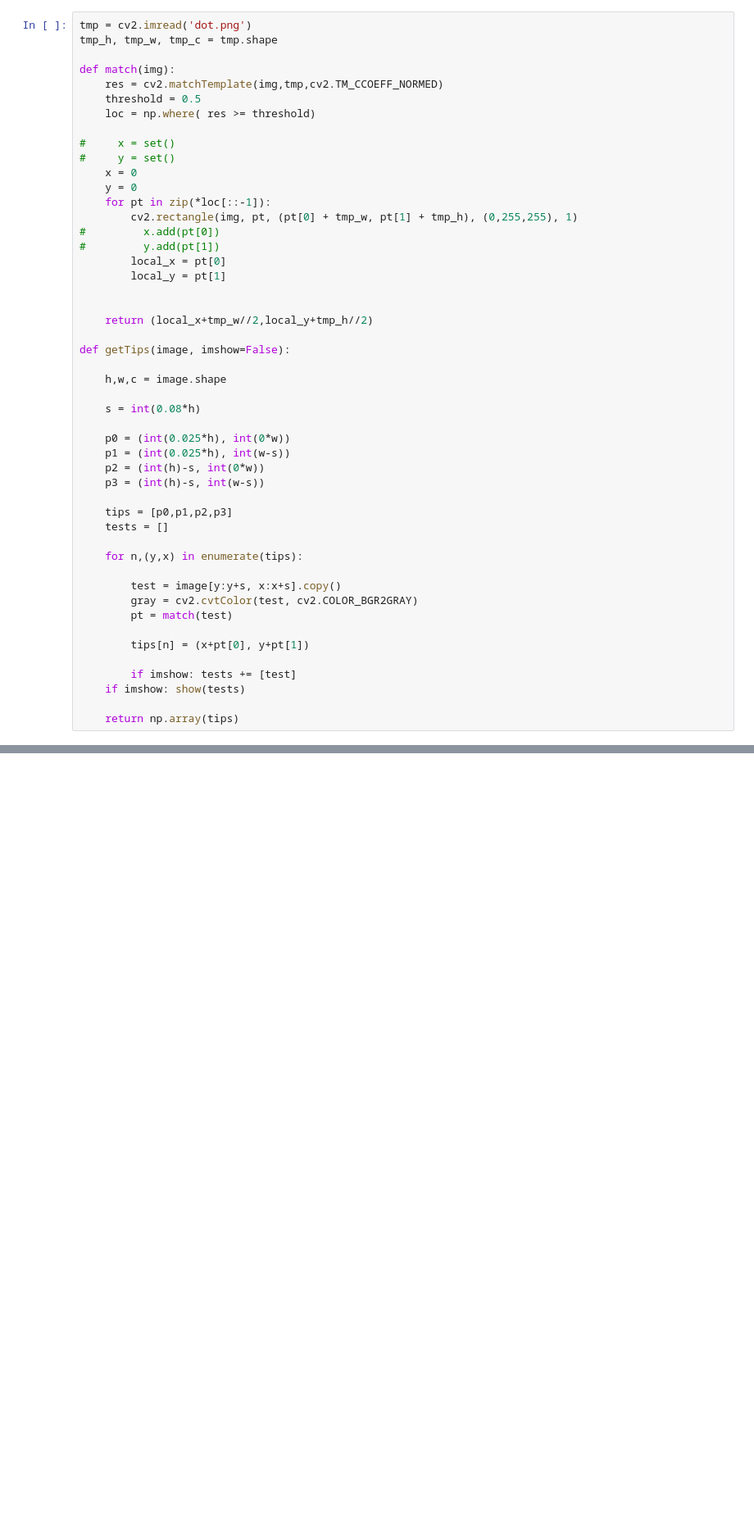
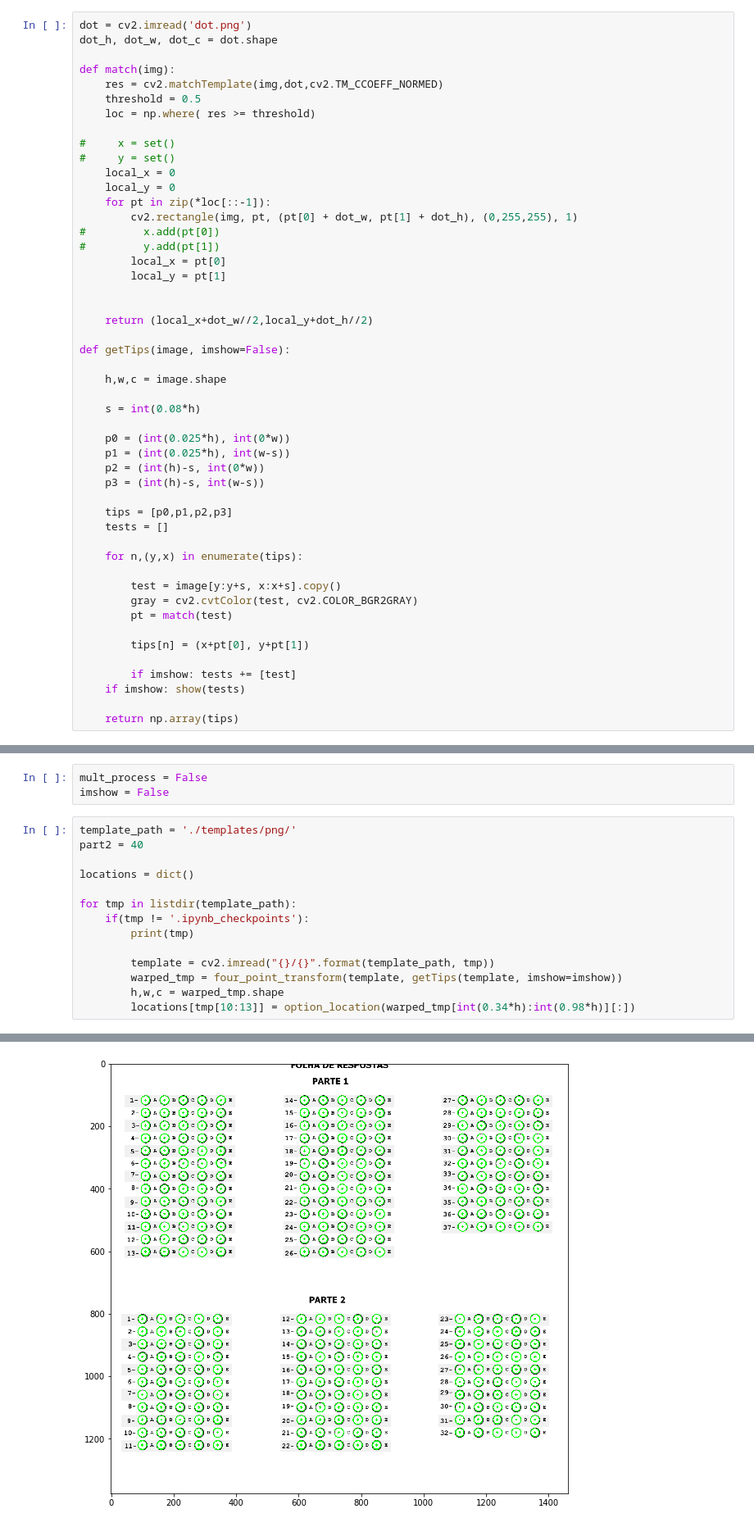
Before and after one commit to xrhd/opticalAnswerSheet, a Jupyter notebook: answersheet_pipeline.ipynb, the cells around one changed output, grey strips where cells are left out. Shown at 82% size. Saved outputs shown, nothing was run; the diff lists cells and outputs as text; blank space fills up the shorter version.

Commit message:
some template match

```diff
--- a/answersheet_pipeline.ipynb
+++ b/answersheet_pipeline.ipynb
@@ -34,27 +38,27 @@ def show(img,figsize=(10,10)):
             axes[i].imshow(img[i], cmap='gray')
     plt.show()
 # %%
-tmp = cv2.imread('dot.png')
-tmp_h, tmp_w, tmp_c = tmp.shape
+dot = cv2.imread('dot.png')
+dot_h, dot_w, dot_c = dot.shape
 
 def match(img):
-    res = cv2.matchTemplate(img,tmp,cv2.TM_CCOEFF_NORMED)
+    res = cv2.matchTemplate(img,dot,cv2.TM_CCOEFF_NORMED)
     threshold = 0.5
     loc = np.where( res >= threshold)
 
 #     x = set()
 #     y = set()
-    x = 0
-    y = 0
+    local_x = 0
+    local_y = 0
     for pt in zip(*loc[::-1]):
-        cv2.rectangle(img, pt, (pt[0] + tmp_w, pt[1] + tmp_h), (0,255,255), 1)
+        cv2.rectangle(img, pt, (pt[0] + dot_w, pt[1] + dot_h), (0,255,255), 1)
 #         x.add(pt[0])
 #         y.add(pt[1])
         local_x = pt[0]
         local_y = pt[1]
 
 
-    return (local_x+tmp_w//2,local_y+tmp_h//2)
+    return (local_x+dot_w//2,local_y+dot_h//2)
 
 def getTips(image, imshow=False):
 
@@ -259,0 +266,18 @@ def optins2answer_list(marked_options):
+# %%
+mult_process = False
+imshow = False
+# %%
+template_path = './templates/png/'
+part2 = 40
+
+locations = dict()
+
+for tmp in listdir(template_path):
+    if(tmp != '.ipynb_checkpoints'):
+        print(tmp)
+
+        template = cv2.imread("{}/{}".format(template_path, tmp))
+        warped_tmp = four_point_transform(template, getTips(template, imshow=imshow))
+        h,w,c = warped_tmp.shape
+        locations[tmp[10:13]] = option_location(warped_tmp[int(0.34*h):int(0.98*h)][:])
+# %% [output]
@@ -259,0 +287 @@ def optins2answer_list(marked_options):
+[figure, added]
```
Also changed, not shown: parts of 14 cells of this notebook, 2 other files.
